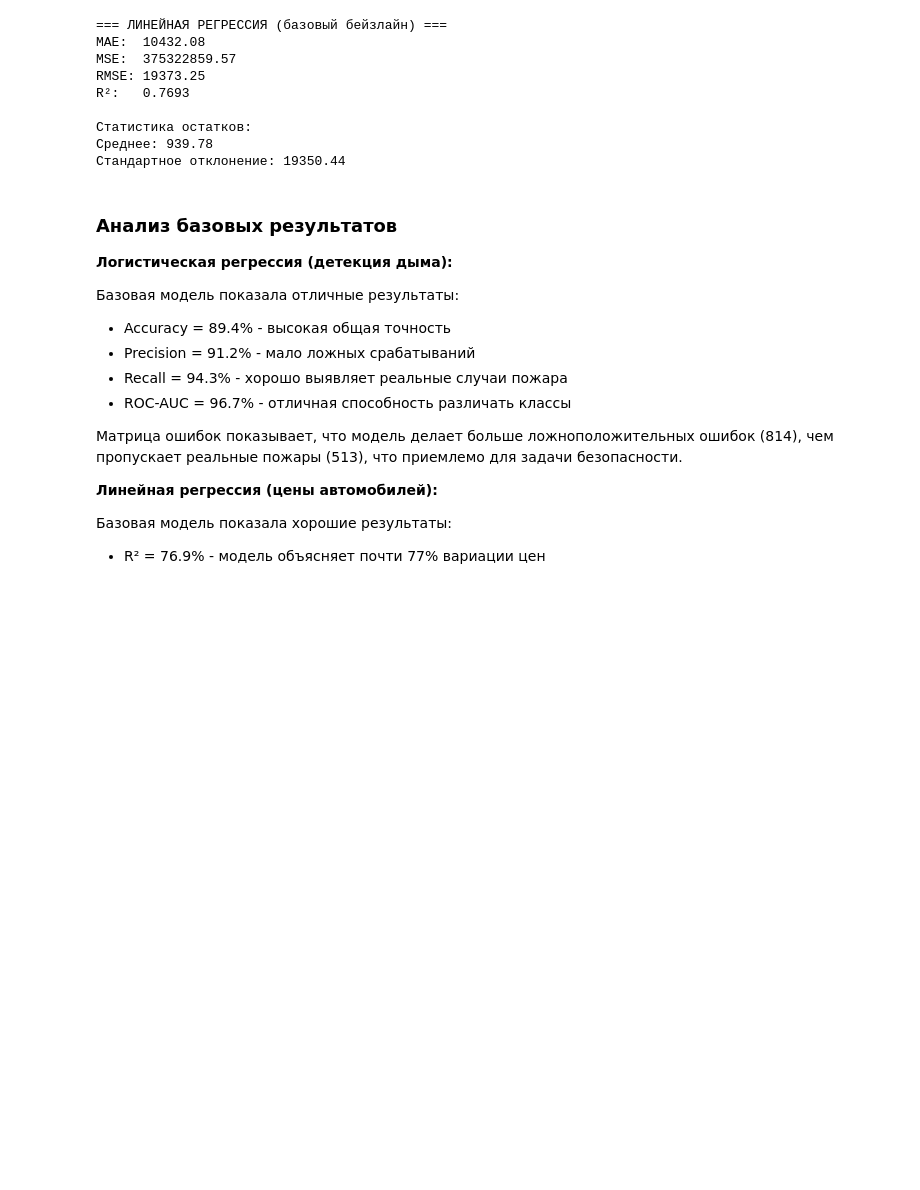
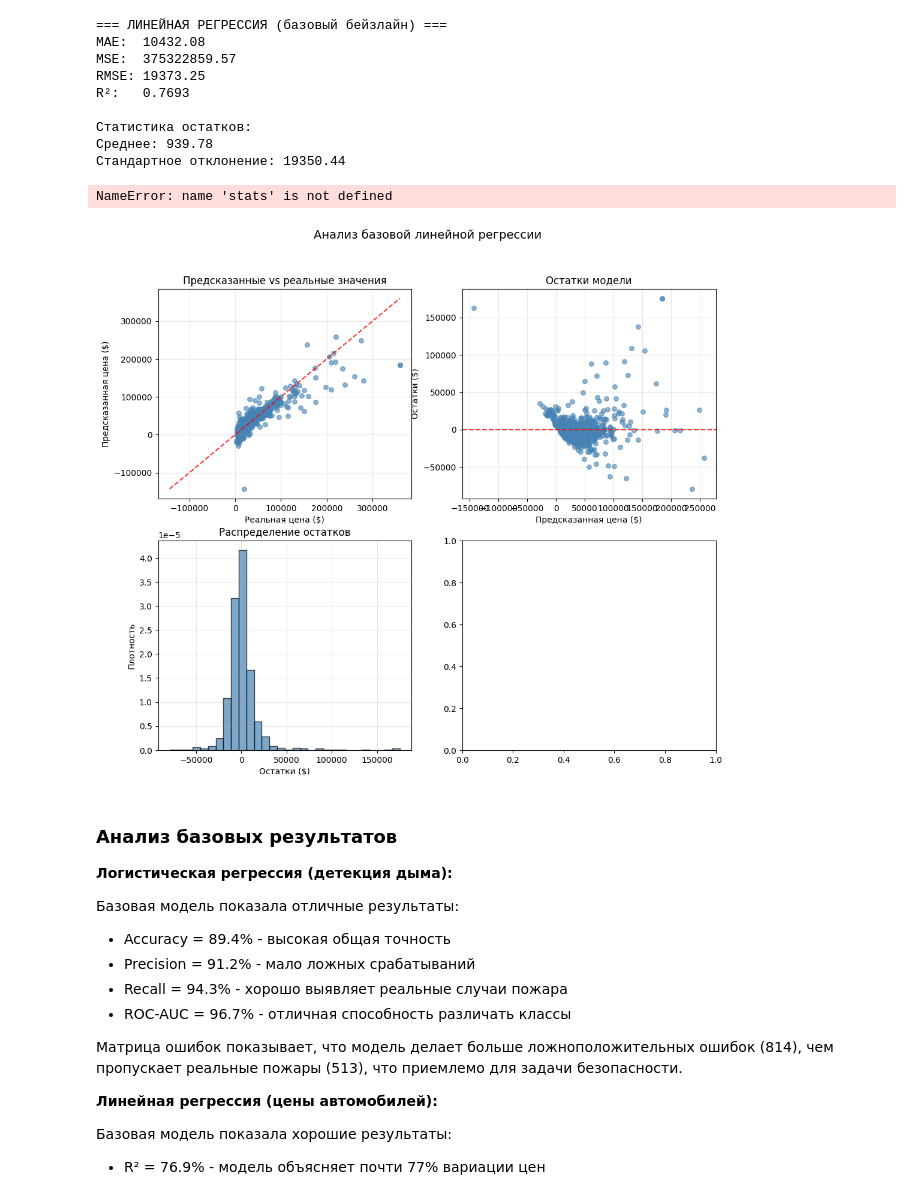
Before and after one commit to xp0ssx/AI_Frameworks, a Jupyter notebook: lab_2.ipynb, the cells around one changed output. Saved outputs shown, nothing was run; the diff lists cells and outputs as text; code cells hidden in the pictures; blank space fills up the shorter version.

```diff
--- a/lab_2.ipynb
+++ b/lab_2.ipynb
@@ -225,6 +287,75 @@ R²:   0.7693
 Статистика остатков:
 Среднее: 939.78
 Стандартное отклонение: 19350.44
+# %%
+# Визуализация результатов базовой линейной регрессии
+fig, axes = plt.subplots(2, 2, figsize=(12, 10))
+fig.suptitle('Анализ базовой линейной регрессии', fontsize=14)
+
+# 1. Предсказанные vs реальные значения
+axes[0,0].scatter(reg_y_test, reg_y_pred, alpha=0.6, s=30, color='steelblue')
+min_val = min(min(reg_y_test), min(reg_y_pred))
+max_val = max(max(reg_y_test), max(reg_y_pred))
+axes[0,0].plot([min_val, max_val], [min_val, max_val], 'r--', alpha=0.8)
+axes[0,0].set_xlabel('Реальная цена ($)')
+axes[0,0].set_ylabel('Предсказанная цена ($)')
+axes[0,0].set_title('Предсказанные vs реальные значения')
+axes[0,0].grid(True, alpha=0.3)
+
+# 2. Остатки
+residuals = reg_y_test - reg_y_pred
+axes[0,1].scatter(reg_y_pred, residuals, alpha=0.6, s=30, color='steelblue')
+axes[0,1].axhline(y=0, color='red', linestyle='--', alpha=0.8)
+axes[0,1].set_xlabel('Предсказанная цена ($)')
+axes[0,1].set_ylabel('Остатки ($)')
+axes[0,1].set_title('Остатки модели')
+axes[0,1].grid(True, alpha=0.3)
+
+# 3. Распределение остатков
+axes[1,0].hist(residuals, bins=30, alpha=0.7, color='steelblue', density=True, edgecolor='black')
+axes[1,0].set_xlabel('Остатки ($)')
+axes[1,0].set_ylabel('Плотность')
+axes[1,0].set_title('Распределение остатков')
+axes[1,0].grid(True, alpha=0.3)
+
+# Добавление нормального распределения для сравнения
+x_norm = np.linspace(residuals.min(), residuals.max(), 100)
+y_norm = stats.norm.pdf(x_norm, np.mean(residuals), np.std(residuals))
+axes[1,0].plot(x_norm, y_norm, 'r-', alpha=0.8, linewidth=2, label='Нормальное распределение')
+axes[1,0].legend()
+
+# 4. Метрики качества
+metrics = ['R²', 'MAE\n(тыс. $)', 'MSE\n(млн $²)', 'RMSE\n(тыс. $)']
+values = [reg_r2, reg_mae/1000, reg_mse/1000000, reg_rmse/1000]
+colors = ['lightsteelblue', 'lightgreen', 'lightcoral', 'khaki']
+
+bars = axes[1,1].bar(metrics, values, color=colors, alpha=0.8, edgecolor='black', linewidth=0.5)
+axes[1,1].set_title('Метрики качества модели')
+axes[1,1].set_ylabel('Значение метрики')
+axes[1,1].grid(True, alpha=0.3)
+
+# Добавление значений на столбцы
+for i, (bar, value) in enumerate(zip(bars, values)):
+    height = bar.get_height()
+    if i == 0:  # R²
+        axes[1,1].text(bar.get_x() + bar.get_width()/2., height + 0.01,
+                       f'{value:.3f}', ha='center', va='bottom', fontsize=9)
+    else:  # остальные метрики
+        axes[1,1].text(bar.get_x() + bar.get_width()/2., height + max(values)*0.02,
+                       f'{value:.1f}', ha='center', va='bottom', fontsize=9)
+
+plt.tight_layout()
+plt.show()
+
+# Дополнительный анализ больших ошибок
+large_errors = np.abs(residuals) > 2 * np.std(residuals)
+print(f"\nОбнаружено {large_errors.sum()} выбросов (ошибка > 2σ)")
+if large_errors.sum() > 0:
+    print(f"Максимальная абсолютная ошибка: ${np.abs(residuals).max():,.0f}")
+    print(f"Процент выбросов: {large_errors.mean()*100:.1f}%")
+# %% [output]
+NameError: name 'stats' is not defined
+[figure, added]
 # %% [markdown]
 ### Анализ базовых результатов
 
```
Also changed, not shown: parts of 4 cells of this notebook.
